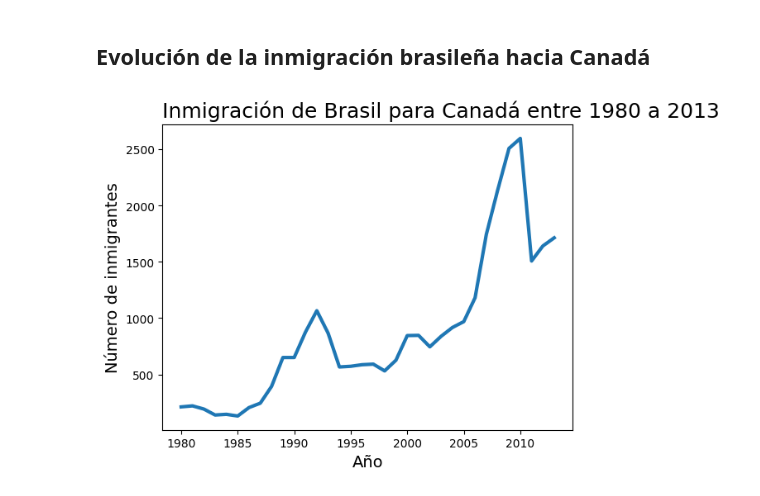
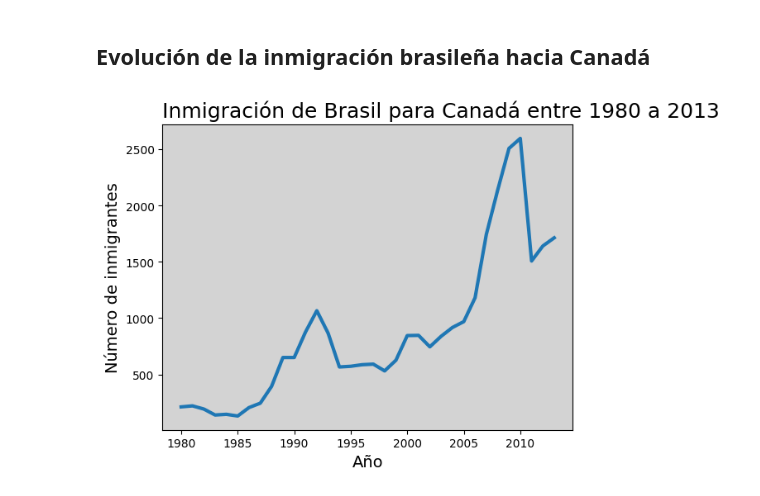
Before and after one commit to YoannaHS/analisis-inmigrantes-brasil, a Jupyter notebook: analisis_inmigrantes_brasileros.ipynb, the cells around one changed output. Saved outputs shown, nothing was run; the diff lists cells and outputs as text; code cells hidden in the pictures.

```diff
--- a/analisis_inmigrantes_brasileros.ipynb
+++ b/analisis_inmigrantes_brasileros.ipynb
@@ -84,11 +84,12 @@ import matplotlib.pyplot as plt
 # %%
 fig, ax = plt.subplots()
 ax.plot(datos_brasil['ano'], datos_brasil['inmigrantes'], lw=3)
 ax.xaxis.set_major_locator(plt.MultipleLocator(5))
 ax.set_title('Inmigración de Brasil para Canadá entre 1980 a 2013', fontsize=18, loc='left')
 ax.set_xlabel('Año', fontsize=14)
 ax.set_ylabel('Número de inmigrantes', fontsize=14)
+ax.set_facecolor('lightgray')
 
 plt.show()
 # %% [output]
-[figure, old version]
+[figure, new version]
```
